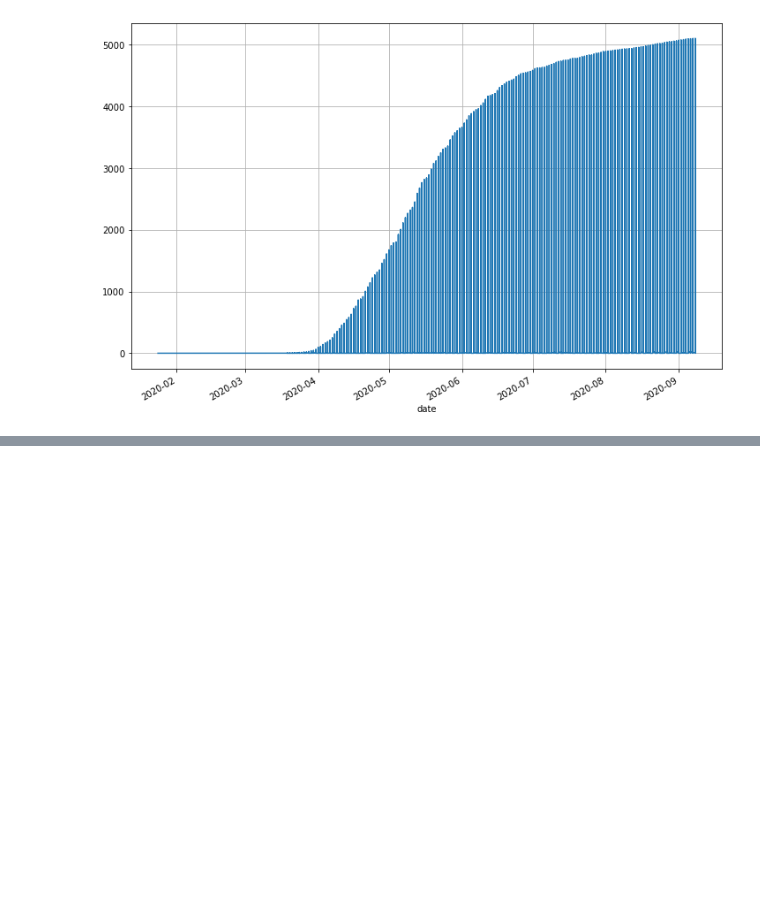
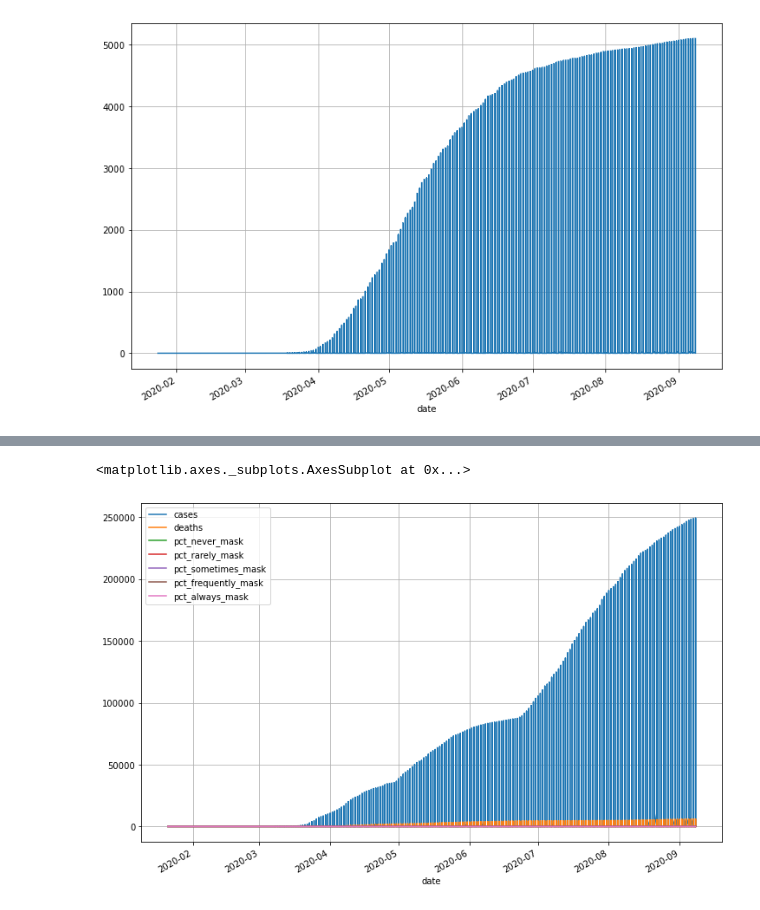
Before and after one commit to nytimes/covid-19-data, a Jupyter notebook: 01_nyt_explore.ipynb, the cells around one changed output, grey strips where cells are left out. Saved outputs shown, nothing was run; the diff lists cells and outputs as text; code cells hidden in the pictures; blank space fills up the shorter version.

```diff
--- a/01_nyt_explore.ipynb
+++ b/01_nyt_explore.ipynb
@@ -223,0 +265,13 @@ df.deaths.plot(grid=True)
+# %%
+# all states, not just IL
+us = pd.read_sql('''SELECT c.date, state, county, cases, deaths,
+                           m.never as pct_never_mask,
+                           m.rarely as pct_rarely_mask,
+                           m.sometimes as pct_sometimes_mask,
+                           m.frequently as pct_frequently_mask,
+                           m.always as pct_always_mask
+                    FROM counties c
+                    JOIN mask_use m on c.fips = m.countyfp
+                    ORDER BY c.date desc''',conn)
+
+us
@@ -223,0 +292,4 @@ df.deaths.plot(grid=True)
+# %%
+us.date = pd.to_datetime(us['date'])
+us = us.set_index('date')
+us.head()
@@ -223,0 +304,5 @@ df.deaths.plot(grid=True)
+# %%
+us.plot(grid=True)
+# %% [output]
+<matplotlib.axes._subplots.AxesSubplot at 0x...>
+[figure, added]
```
Also changed, not shown: parts of 7 cells of this notebook.
